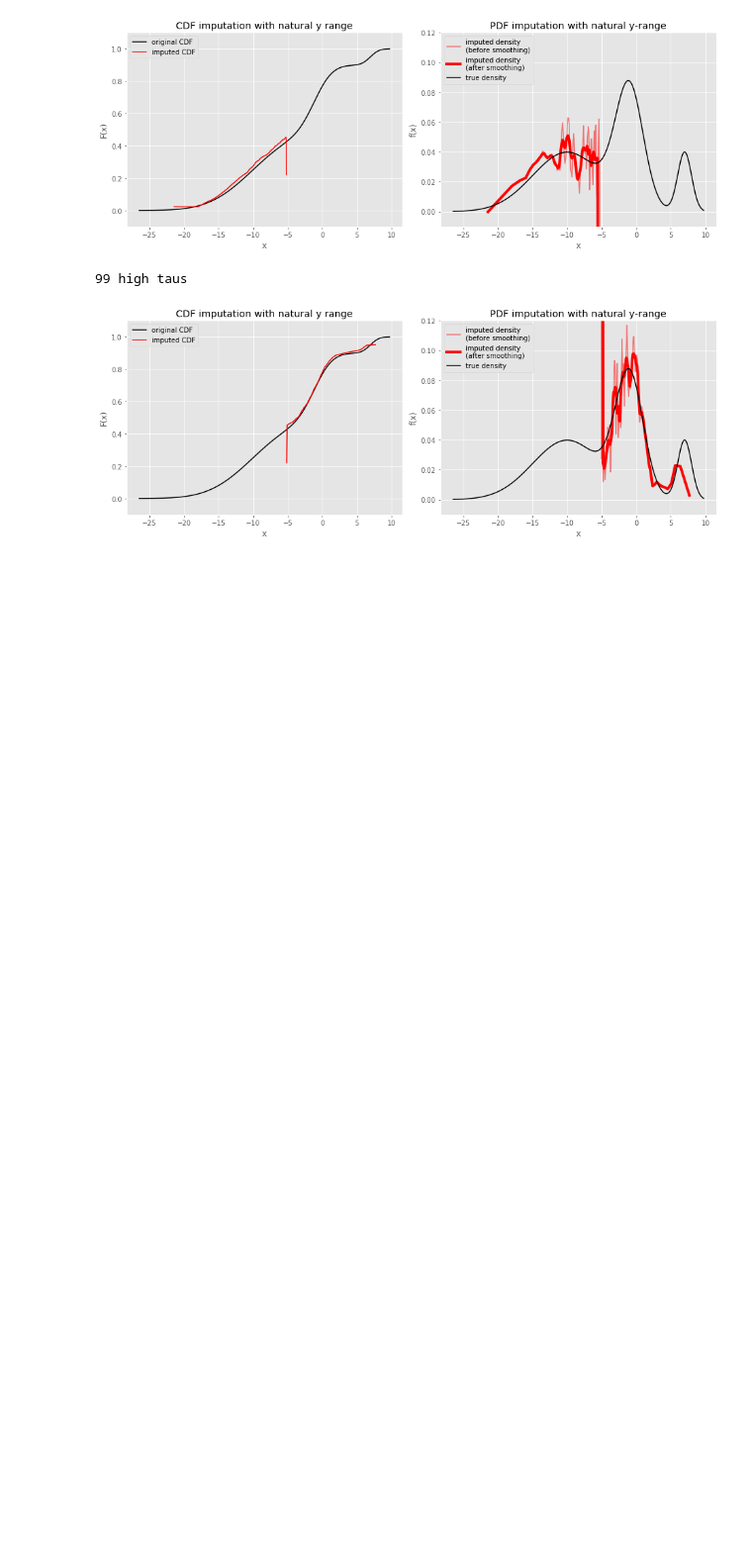
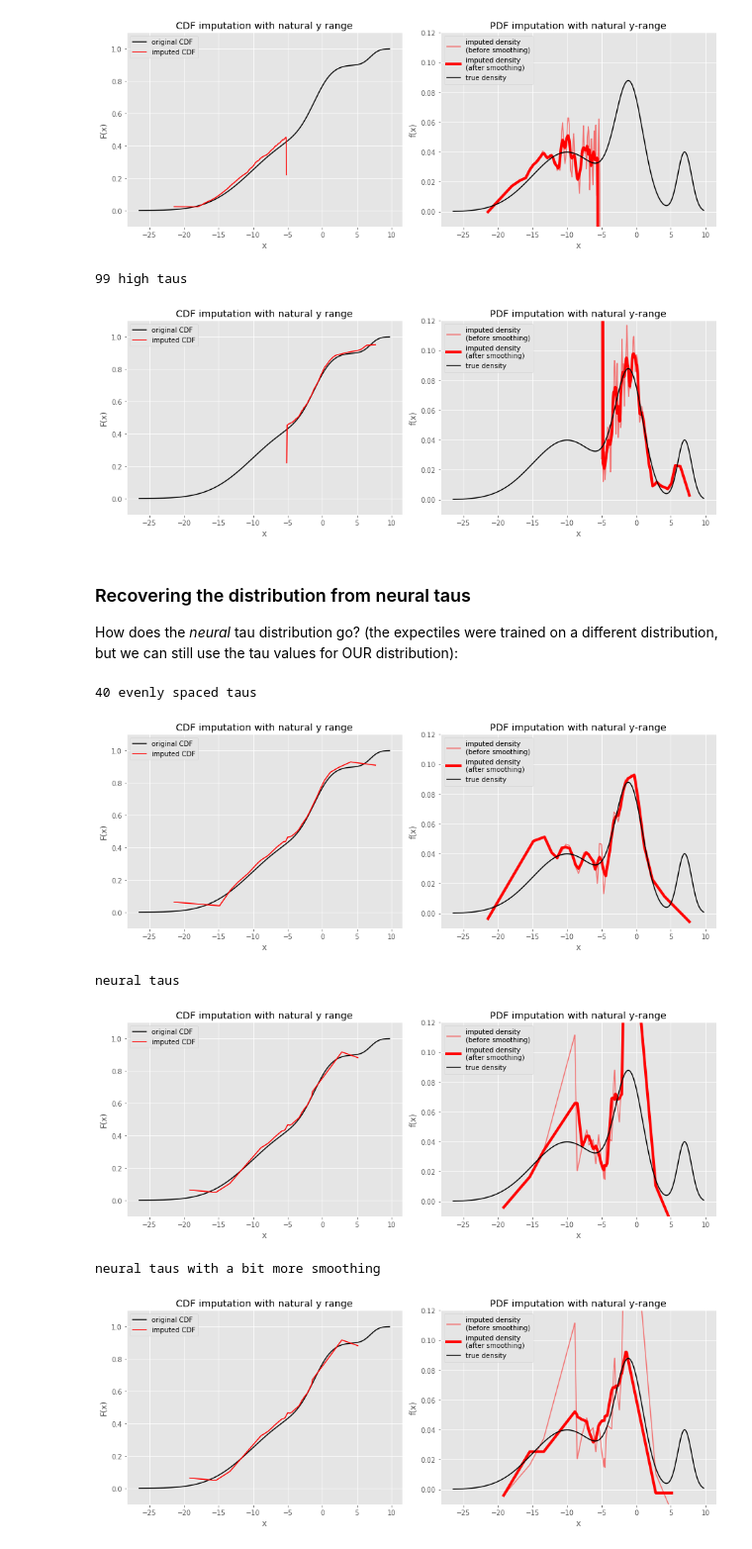
Before and after one commit to matomatical/neuRL, a Jupyter notebook: Imputation-Direct.ipynb, the cells around one changed output. Shown at 99% size. Saved outputs shown, nothing was run; the diff lists cells and outputs as text; code cells hidden in the pictures; blank space fills up the shorter version.

```diff
--- a/Imputation-Direct.ipynb
+++ b/Imputation-Direct.ipynb
@@ -173,9 +173,10 @@ In fact, the spiky-ness is revealed to be recovering the noise in the sample its
 
 Let's turn it into a function so that we can play with the tau range and density
 # %%
-def direct_impute(taus, epss=None, sample=SAMPLE, x=GMM_X, fx=GMM_Y):
+def direct_impute(taus, epss=None, sample=SAMPLE, x=GMM_X, fx=GMM_Y, smoothing_bins=50, ylim=True):
     Fx = fx.cumsum()*(x[1]-x[0])
     # note: remove tau=0.5
+    # TODO: make this parametric
     half = np.where(taus == 0.5)
     taus = np.delete(taus, half)
     if epss is not None:
@@ -193,7 +194,7 @@ def direct_impute(taus, epss=None, sample=SAMPLE, x=GMM_X, fx=GMM_Y):
     fy = np.gradient(Fy, y)
 
     # to remove the noisy-ness we can do some simple fixed-width-bin smoothing
-    w = (y[-1]-y[0])/50
+    w = (y[-1]-y[0])/smoothing_bins
     fys = np.zeros_like(fy)
     for i in range(len(y)):
         # TODO: vectorise
@@ -206,7 +207,6 @@ def direct_impute(taus, epss=None, sample=SAMPLE, x=GMM_X, fx=GMM_Y):
     ax1.set_ylabel("F(x)")
     ax1.plot(x, Fx, label="original CDF", color="black")
     ax1.plot(y, Fy, label="imputed CDF",  color="red")
-    ax1.set_ylim([-0.1, 1.1])
     ax1.legend()
 
     ax2.set_title("PDF imputation with natural y-range")
@@ -215,8 +215,11 @@ def direct_impute(taus, epss=None, sample=SAMPLE, x=GMM_X, fx=GMM_Y):
     ax2.plot(y, fy, label="imputed density\n(before smoothing)", color="red", alpha=0.5)
     ax2.plot(y, fys,label="imputed density\n(after smoothing)", color="red", linewidth=4)
     ax2.plot(x, fx, label="true density", color="black")
-    ax2.set_ylim([-0.01, 0.12])
     ax2.legend()
+
+    if ylim:
+        ax1.set_ylim([-0.1, 1.1])
+        ax2.set_ylim([-0.01, 0.12])
 
     plt.tight_layout()
     plt.show()
@@ -238,3 +241,34 @@ direct_impute(taus=np.linspace(0.501, 0.999, 99))
 [figure]
 99 high taus
 [figure]
+# %% [markdown]
+### Recovering the distribution from neural taus
+
+How does the *neural* tau distribution go? (the expectiles were trained on a different
+distribution, but we can still use the tau values for OUR distribution):
+# %%
+print("40 evenly spaced taus")
+direct_impute(taus=np.linspace(0.001, 0.999, 40))
+
+print("neural taus")
+neural_taus = np.array([0.00336147, 0.02108205, 0.04991431, 0.24368197, 0.42196866,
+                        0.22353116, 0.47702077, 0.29611582, 0.36181693, 0.442517  ,
+                        0.51354238, 0.29136287, 0.24596278, 0.33895973, 0.41090296,
+                        0.54775816, 0.2238155 , 0.98442344, 0.53931528, 0.41450776,
+                        0.56729758, 0.58246691, 0.68976626, 0.34638865, 0.55480031,
+                        0.5570765 , 0.66221661, 0.71219295, 0.65433601, 0.79852221,
+                        0.75769016, 0.70370061, 0.7311324 , 0.63879298, 0.66074851,
+                        0.68294063, 0.75187872, 0.80620104, 0.67485657, 0.95602078])
+# note: we need them to be sorted
+neural_taus.sort()
+direct_impute(taus=neural_taus)
+
+print("neural taus with a bit more smoothing")
+direct_impute(taus=neural_taus, smoothing_bins=10)
+# %% [output]
+40 evenly spaced taus
+[figure, added]
+neural taus
+[figure, added]
+neural taus with a bit more smoothing
+[figure, added]
```
Also changed, not shown: parts of 6 cells of this notebook, 2 other files.
